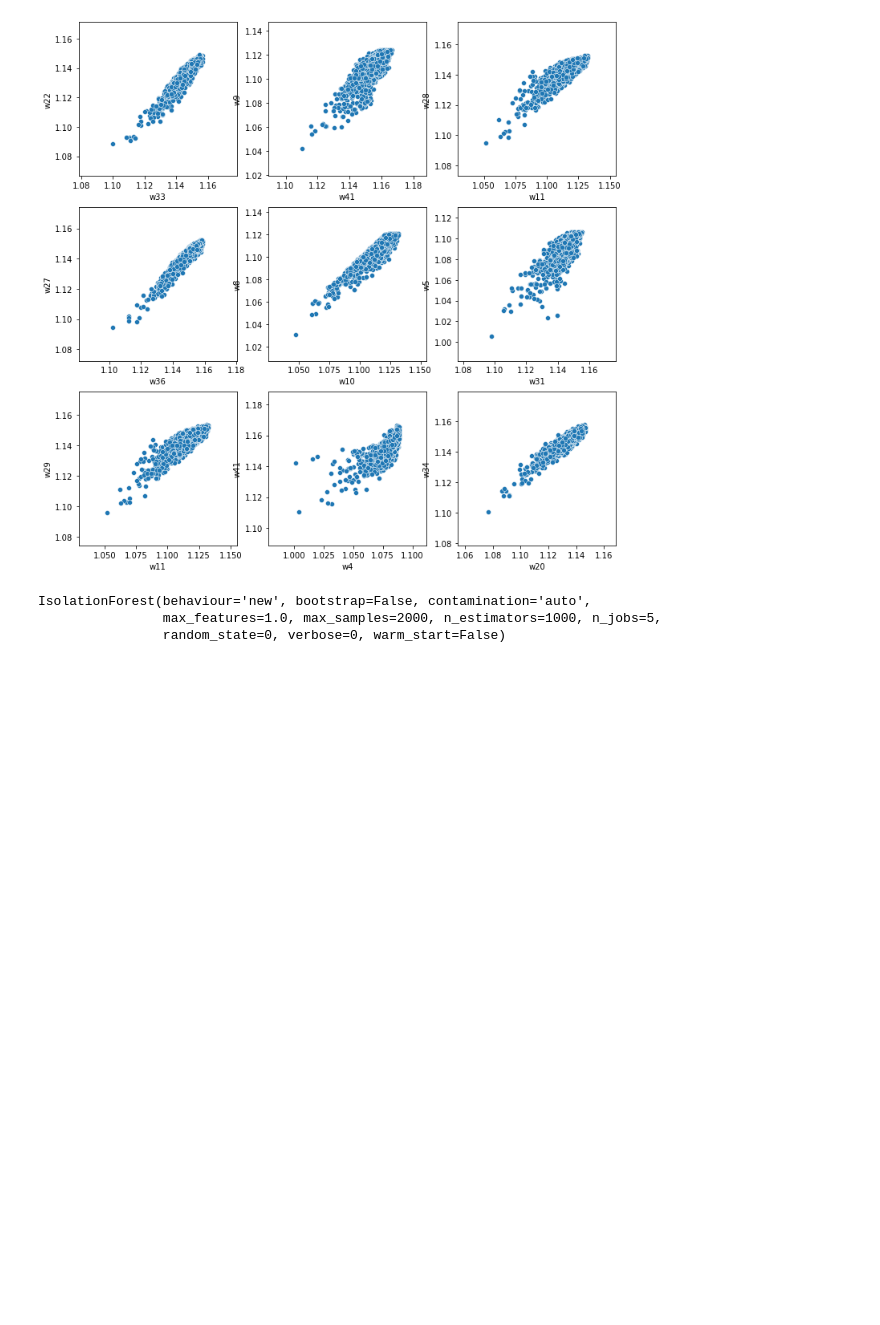
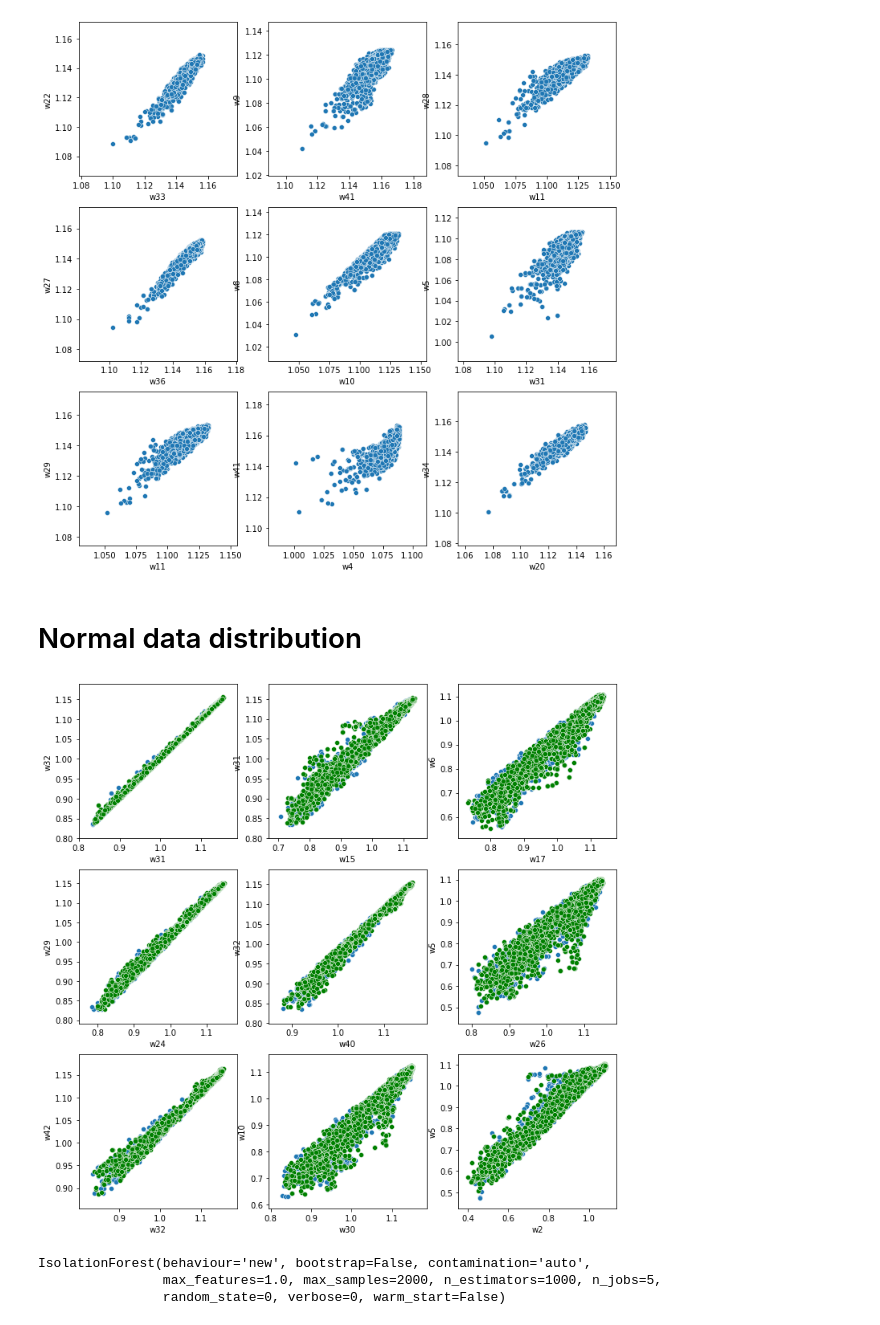
Before and after one commit to SuminBae97/MachineLearning, a Jupyter notebook: file_1.ipynb, the cells around one changed output. Cells and saved outputs as stored; diff of their text form; code cells hidden in the pictures; blank space fills up the shorter version.

```diff
--- a/file_1.ipynb
+++ b/file_1.ipynb
@@ -170,6 +202,20 @@ for i in range(3):
         sns.scatterplot(test_ab[f"w{a}"] , test_ab[f"w{b}"] ,ax=ax[j][i])
 # %% [output]
 [figure]
+# %% [markdown]
+# Normal data distribution
+# %%
+fig, ax = plt.subplots(3,3, figsize=(12,12))
+
+for i in range(3):
+    for j in range(3):
+        a = random.randint(0,len(data.columns)-1)
+        b = random.randint(0,len(data.columns)-1)
+        #sns.scatterplot(test_normal[f"w{a}"] , test_normal[f"w{b}"] ,ax=ax[j][i])
+        sns.scatterplot(data[f"w{a}"] , data[f"w{b}"] ,ax=ax[j][i])
+        sns.scatterplot(test_normal[f"w{a}"] , test_normal[f"w{b}"] ,ax=ax[j][i],color='Green')
+# %% [output]
+[figure, added]
 # %%
 clf = IsolationForest(behaviour='new' , max_samples=2000, random_state=0,n_estimators=1000,n_jobs=5)
 # %%
```
Also changed, not shown: parts of 2 cells of this notebook.
